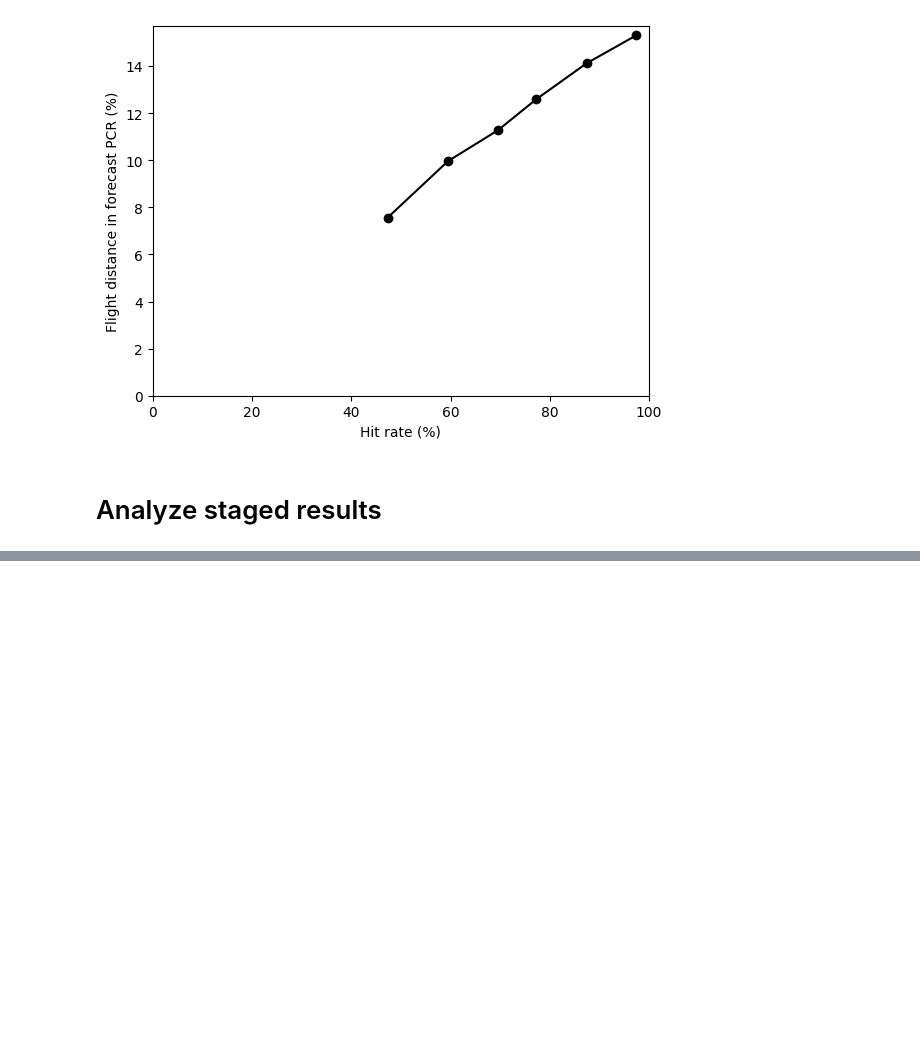
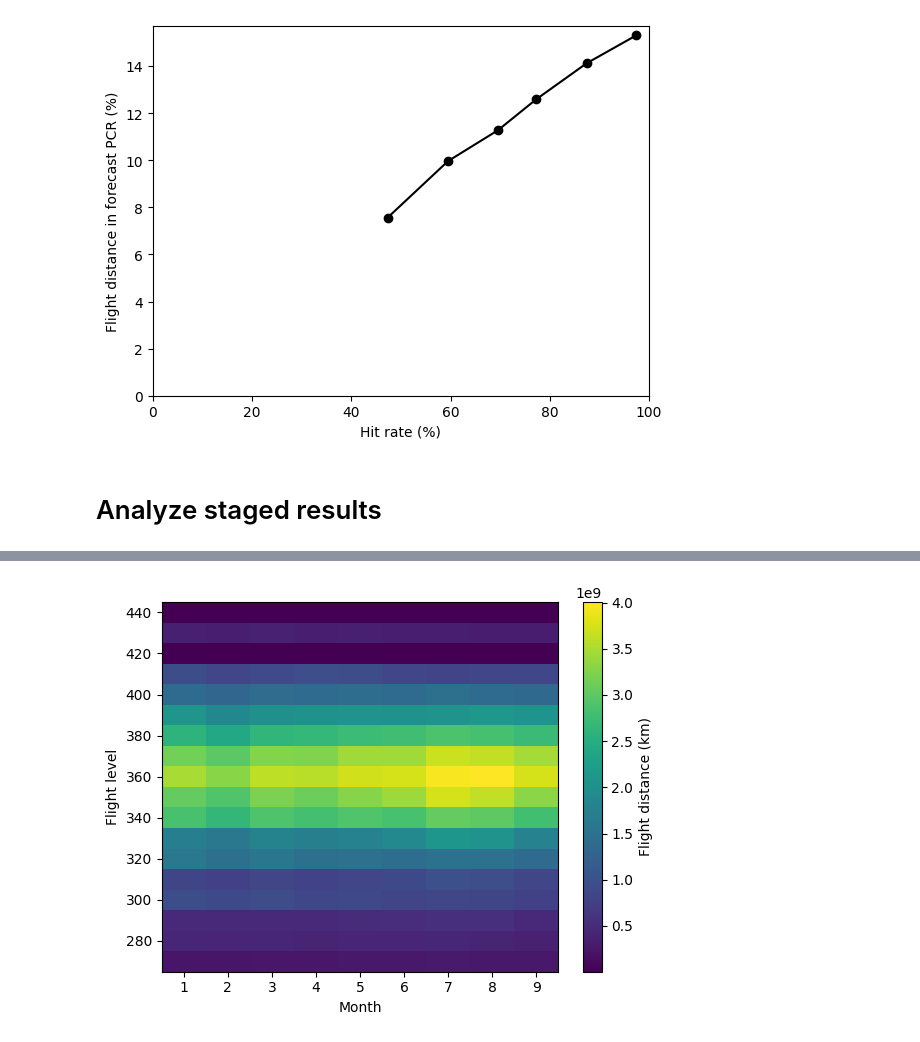
Before and after one commit to contrailcirrus/contrail-bench, a Jupyter notebook: publications/2025Q1/data/curation.ipynb, the cells around one changed output, grey strips where cells are left out. Saved outputs shown, nothing was run; the diff lists cells and outputs as text; code cells hidden in the pictures; blank space fills up the shorter version.

```diff
--- a/publications/2025Q1/data/curation.ipynb
+++ b/publications/2025Q1/data/curation.ipynb
@@ -180,0 +212,16 @@ plt.xlim([0, 100]);
+# %%
+dist = df.groupby([df["time"].dt.month, "flight_level"])[["adsb_dist"]].apply(
+    lambda x: x["adsb_dist"].sum(),
+    meta=("flight_distance", "f8")
+).compute().sort_index()
+# %%
+arr = dist.to_numpy().reshape((9, -1))
+month = range(1, 10)
+flight_level = range(270, 450, 10)
+# %%
+plt.pcolormesh(month, flight_level, arr.T / 1e3)
+plt.colorbar(label="Flight distance (km)")
+plt.xlabel("Month")
+plt.ylabel("Flight level");
+# %% [output]
+[figure, added]
```
Also changed, not shown: parts of 21 cells of this notebook, 6 other files.
